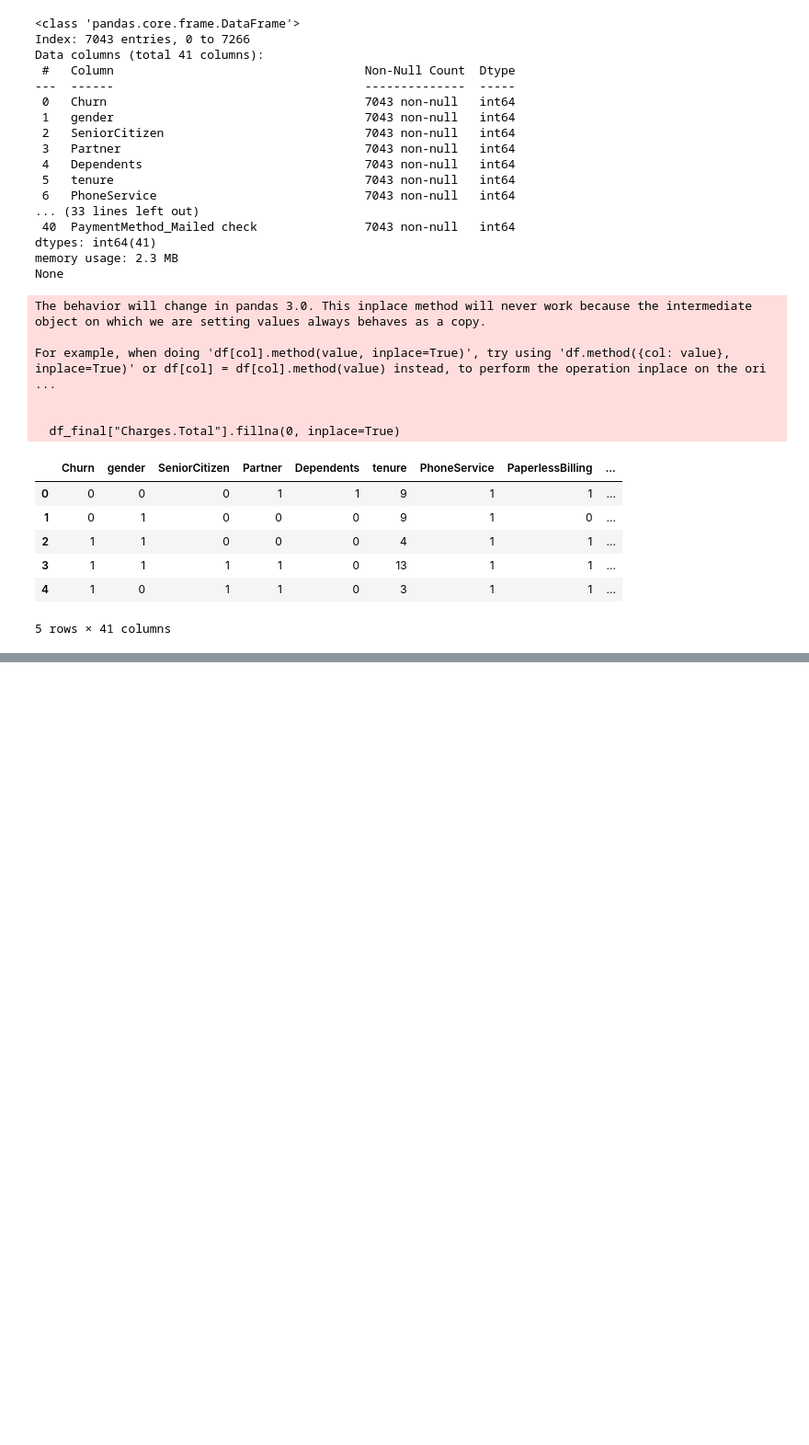
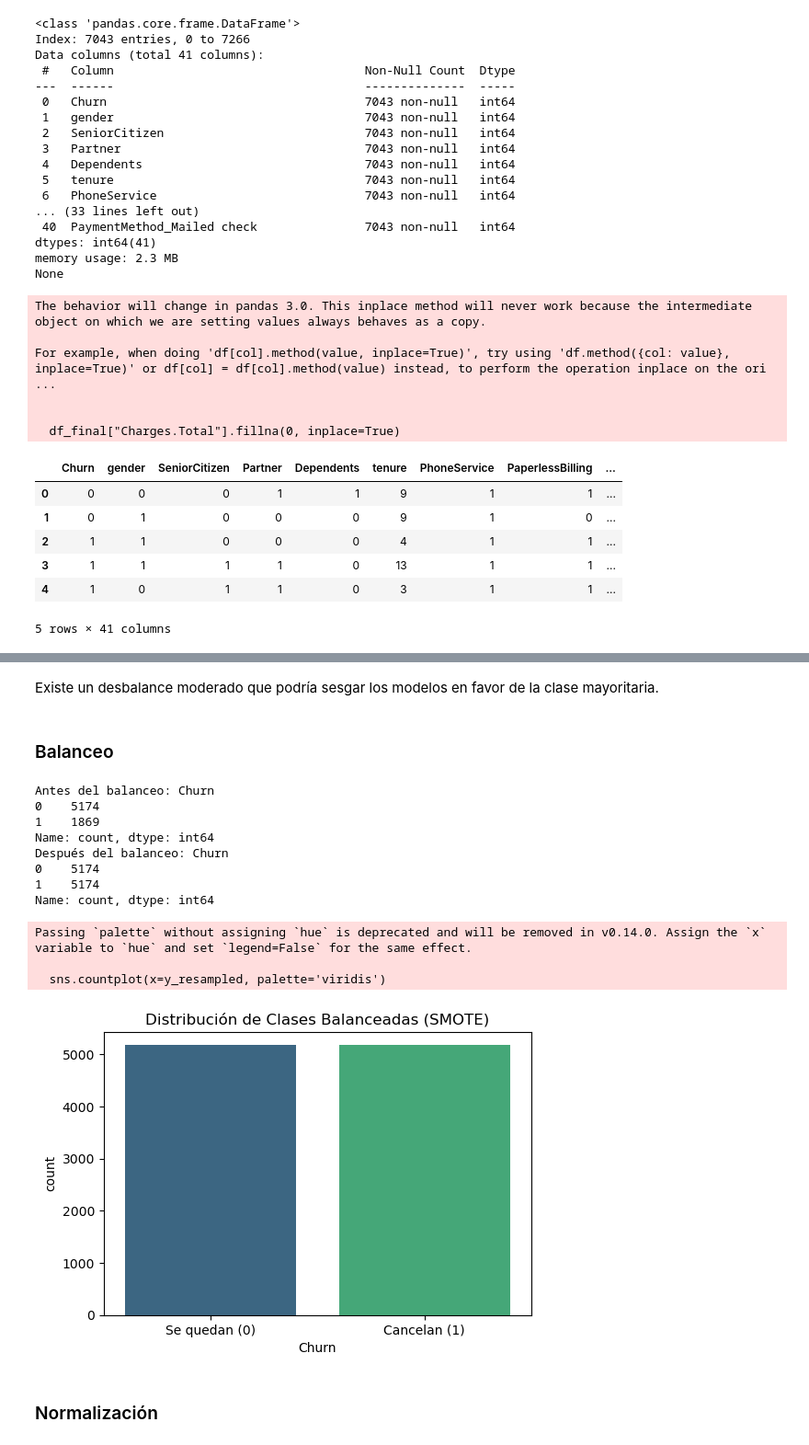
Before and after one commit to OscarLara/ChallengeTelecomX-2, a Jupyter notebook: ChallengeTelecomX-2.ipynb, the cells around one changed output, grey strips where cells are left out. Shown at 92% size. Cells and saved outputs as stored; diff of their text form; code cells hidden in the pictures; blank space fills up the shorter version.

Commit message:
Balanceo y normalización de los datos

```diff
--- a/ChallengeTelecomX-2.ipynb
+++ b/ChallengeTelecomX-2.ipynb
@@ -478,0 +513,43 @@ For example, when doing 'df[col].method(value, inplace=True)', try using 'df.met
+# %% [markdown]
+Existe un desbalance moderado que podría sesgar los modelos en favor de la clase mayoritaria.
+# %% [markdown]
+### Balanceo
+# %%
+from imblearn.over_sampling import SMOTE
+
+# 1. Separamos nuestras variables: X (todas menos Churn) y y (solo Churn)
+X = df_final.drop('Churn', axis=1)
+y = df_final['Churn']
+
+# 2. Inicializamos SMOTE
+smt = SMOTE(random_state=42)
+
+# 3. Aplicamos el balanceo
+# Esto generará nuevos datos para que la clase 0 y la 1 tengan la misma cantidad
+X_resampled, y_resampled = smt.fit_resample(X, y)
+
+# 4. Verificamos los nuevos resultados
+print(f"Antes del balanceo: {y.value_counts()}")
+print(f"Después del balanceo: {y_resampled.value_counts()}")
+
+# Graficamos el resultado
+plt.figure(figsize=(6, 4))
+sns.countplot(x=y_resampled, palette='viridis')
+plt.title('Distribución de Clases Balanceadas (SMOTE)')
+plt.xticks([0, 1], ['Se quedan (0)', 'Cancelan (1)'])
+plt.show()
+# %% [output]
+Antes del balanceo: Churn
+0    5174
+1    1869
+Name: count, dtype: int64
+Después del balanceo: Churn
+0    5174
+1    5174
+Name: count, dtype: int64
+Passing `palette` without assigning `hue` is deprecated and will be removed in v0.14.0. Assign the `x` variable to `hue` and set `legend=False` for the same effect.
+
+  sns.countplot(x=y_resampled, palette='viridis')
+[figure, added]
+# %% [markdown]
+### Normalización
```
Also changed, not shown: parts of 3 cells of this notebook.
